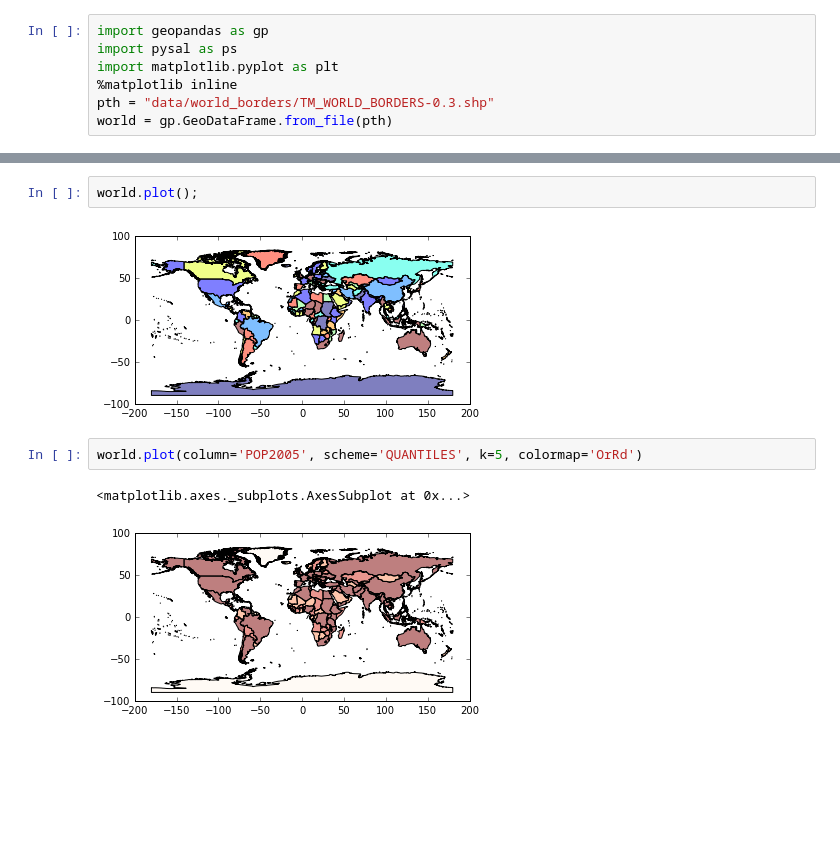
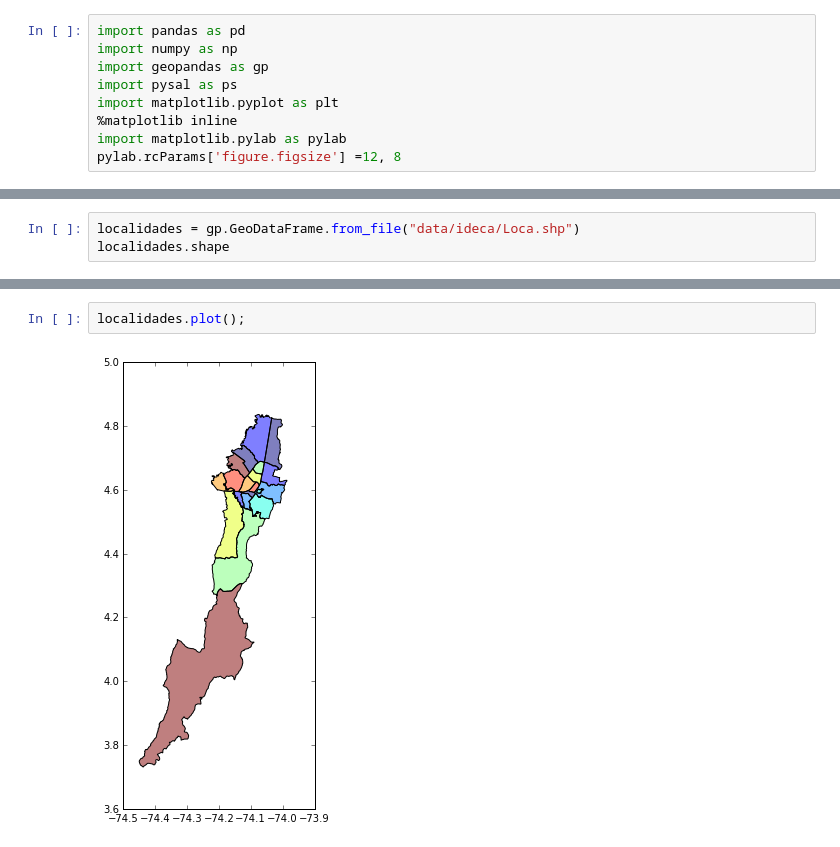
Before and after one commit to dersteppenwolf/pycon, a Jupyter notebook: 12_spatial_analysis.ipynb, the cells around one changed output, grey strips where cells are left out. Cells and saved outputs as stored; diff of their text form; blank space fills up the shorter version.

```diff
--- a/12_spatial_analysis.ipynb
+++ b/12_spatial_analysis.ipynb
@@ -1,7 +1,9 @@
 # %%
+import pandas as pd
+import numpy as np
 import geopandas as gp
 import pysal as ps
 import matplotlib.pyplot as plt
 %matplotlib inline
-pth = "data/world_borders/TM_WORLD_BORDERS-0.3.shp"
-world = gp.GeoDataFrame.from_file(pth)
+import matplotlib.pylab as pylab
+pylab.rcParams['figure.figsize'] =12, 8
@@ -7,0 +12,3 @@ world = gp.GeoDataFrame.from_file(pth)
+# %%
+localidades = gp.GeoDataFrame.from_file("data/ideca/Loca.shp")
+localidades.shape
@@ -15,9 +24,4 @@ world.head(3)
 # %%
-world.plot();
+localidades.plot();
 # %% [output]
-[figure, old version]
+[figure, new version]
-# %%
-world.plot(column='POP2005', scheme='QUANTILES', k=5, colormap='OrRd')
-# %% [output]
-<matplotlib.axes._subplots.AxesSubplot at 0x...>
-[figure, removed]
```
Also changed, not shown: parts of 33 cells of this notebook, 8 other files.
